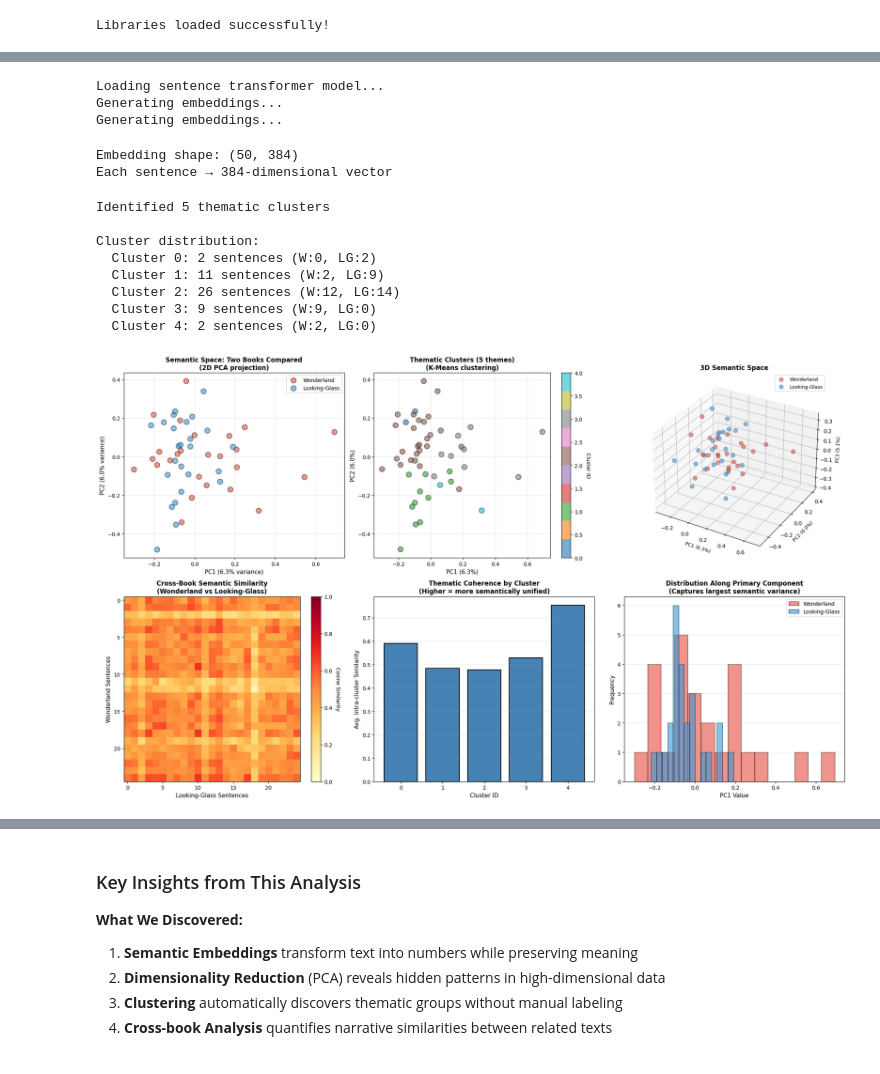
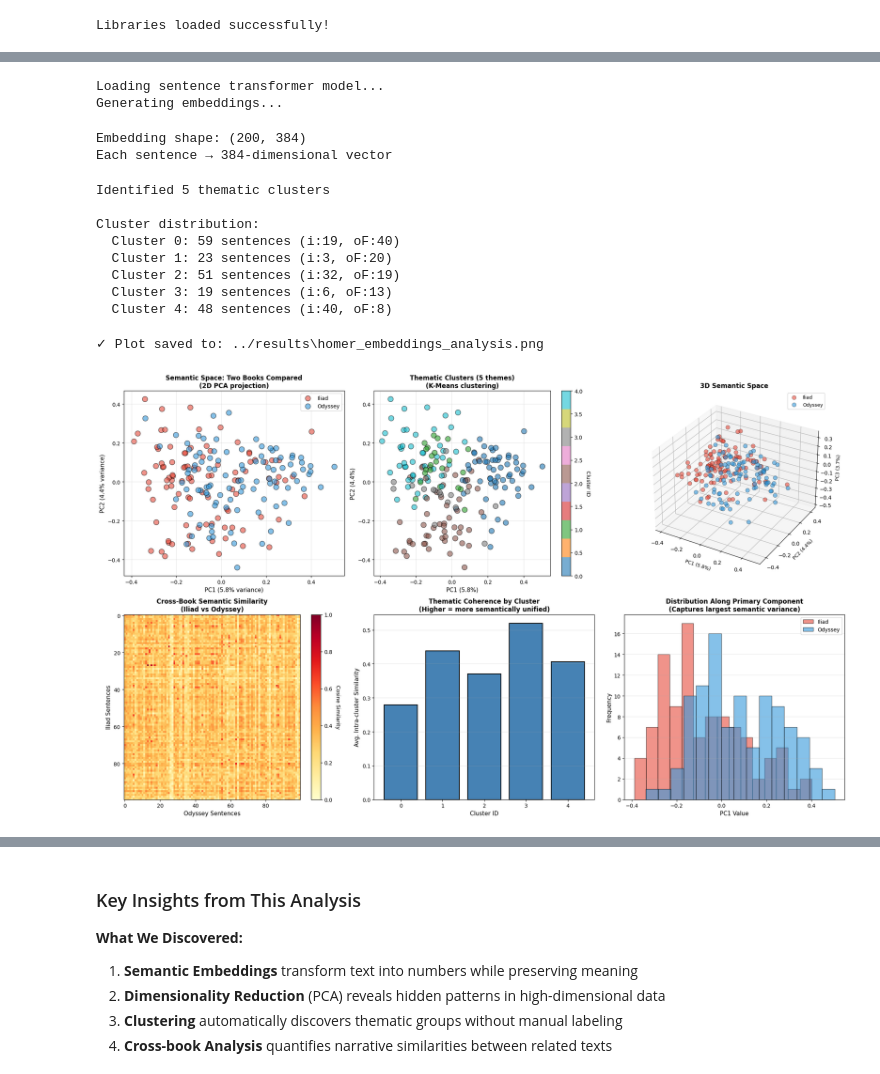
Before and after one commit to luccamoura101/applied-NLP-week3, a Jupyter notebook: notebooks/3_2_AppliedNLP_Session3_Sentence_Embeddings_Advanced.ipynb, the cells around one changed output, grey strips where cells are left out. Saved outputs shown, nothing was run; the diff lists cells and outputs as text; code cells hidden in the pictures.

```diff
--- a/notebooks/3_2_AppliedNLP_Session3_Sentence_Embeddings_Advanced.ipynb
+++ b/notebooks/3_2_AppliedNLP_Session3_Sentence_Embeddings_Advanced.ipynb
@@ -102,9 +102,9 @@ def load_book(filepath):
     return text
 
 # Load both books
-wonderland_text = load_book('../data/Wonderland.txt')
-looking_glass_text = load_book('../data/Looking-Glass.txt')
+iliad_text = load_book('../data/Homer_Iliad_book.txt')
+odyssey_text = load_book('../data/Homer_Odyssey_book.txt')
 
-print(f"Alice's Adventures in Wonderland: {len(wonderland_text):,} characters")
-print(f"Through the Looking-Glass: {len(looking_glass_text):,} characters")
+print(f"Homer Iliad: {len(iliad_text):,} characters")
+print(f"Homer Odyssey: {len(odyssey_text):,} characters")
 # %% [output]
@@ -227,8 +227,8 @@ print("Loading sentence transformer model...")
 model = SentenceTransformer('all-MiniLM-L6-v2')
 
 # Combine sentences and track their sources
-all_sentences = wonderland_sentences + looking_glass_sentences
-book_labels = ['Wonderland'] * len(wonderland_sentences) + ['Looking-Glass'] * len(looking_glass_sentences)
+all_sentences = iliad_sentences + odyssey_sentences
+book_labels = ['Iliad'] * len(iliad_sentences) + ['Odyssey'] * len(odyssey_sentences)
 
 # Generate embeddings
 print("Generating embeddings...")
@@ -239,8 +239,7 @@ print(f"Each sentence → {embeddings.shape[1]}-dimensional vector")
 # %% [output]
 Loading sentence transformer model...
 Generating embeddings...
-Generating embeddings...
-Embedding shape: (50, 384)
+Embedding shape: (200, 384)
 Each sentence → 384-dimensional vector
 # %%
 # Perform clustering to identify themes
@@ -252,24 +251,24 @@ print(f"Identified {n_clusters} thematic clusters")
 print("\nCluster distribution:")
 for i in range(n_clusters):
     count = sum(clusters == i)
-    wonderland_count = sum((clusters == i) & (np.array(book_labels) == 'Wonderland'))
-    looking_glass_count = sum((clusters == i) & (np.array(book_labels) == 'Looking-Glass'))
-    print(f"  Cluster {i}: {count} sentences (W:{wonderland_count}, LG:{looking_glass_count})")
+    iliad_count = sum((clusters == i) & (np.array(book_labels) == 'Iliad'))
+    odyssey_count = sum((clusters == i) & (np.array(book_labels) == 'Odyssey'))
+    print(f"  Cluster {i}: {count} sentences (i:{iliad_count}, oF:{odyssey_count})")
 # %% [output]
 Identified 5 thematic clusters
 
 Cluster distribution:
-  Cluster 0: 2 sentences (W:0, LG:2)
-  Cluster 1: 11 sentences (W:2, LG:9)
-  Cluster 2: 26 sentences (W:12, LG:14)
-  Cluster 3: 9 sentences (W:9, LG:0)
-  Cluster 4: 2 sentences (W:2, LG:0)
+  Cluster 0: 59 sentences (i:19, oF:40)
+  Cluster 1: 23 sentences (i:3, oF:20)
+  Cluster 2: 51 sentences (i:32, oF:19)
+  Cluster 3: 19 sentences (i:6, oF:13)
+  Cluster 4: 48 sentences (i:40, oF:8)
 # %%
 # Create comprehensive visualization
 fig = plt.figure(figsize=(20, 12))
 
 # Define colors for the two books
-colors_dict = {'Wonderland': '#e74c3c', 'Looking-Glass': '#3498db'}
+colors_dict = {'Iliad': '#e74c3c', 'Odyssey': '#3498db'}
 colors = [colors_dict[label] for label in book_labels]
 
 # --- Plot 1: 2D PCA with book distinction ---
@@ -277,7 +276,7 @@ ax1 = plt.subplot(2, 3, 1)
 pca_2d = PCA(n_components=2)
 points_2d = pca_2d.fit_transform(embeddings)
 
-for book in ['Wonderland', 'Looking-Glass']:
+for book in ['Iliad', 'Odyssey']:
     mask = np.array(book_labels) == book
     ax1.scatter(points_2d[mask, 0], points_2d[mask, 1],
                c=colors_dict[book], label=book, alpha=0.6, s=100, edgecolors='black', linewidth=1)
@@ -305,7 +304,7 @@ ax3 = plt.subplot(2, 3, 3, projection='3d')
 pca_3d = PCA(n_components=3)
 points_3d = pca_3d.fit_transform(embeddings)
 
-for book in ['Wonderland', 'Looking-Glass']:
+for book in ['Iliad', 'Odyssey']:
     mask = np.array(book_labels) == book
     ax3.scatter(points_3d[mask, 0], points_3d[mask, 1], points_3d[mask, 2],
                c=colors_dict[book], label=book, alpha=0.6, s=60, edgecolors='black', linewidth=0.5)
@@ -319,17 +318,17 @@ ax3.legend(loc='best', fontsize=9)
 # --- Plot 4: Cross-book similarity matrix ---
 ax4 = plt.subplot(2, 3, 4)
 
-# Compute similarity between Wonderland and Looking-Glass
-wonderland_embeddings = embeddings[:len(wonderland_sentences)]
-looking_glass_embeddings = embeddings[len(wonderland_sentences):]
-cross_similarity = util.cos_sim(wonderland_embeddings, looking_glass_embeddings).numpy()
+# Compute similarity between Iliad and Odyssey
+iliad_embeddings = embeddings[:len(iliad_sentences)]
+odyssey_embeddings = embeddings[len(iliad_sentences):]
+cross_similarity = util.cos_sim(iliad_embeddings, odyssey_embeddings).numpy()
 
 im = ax4.imshow(cross_similarity, cmap='YlOrRd', aspect='auto', vmin=0, vmax=1)
 cbar = plt.colorbar(im, ax=ax4)
 cbar.set_label('Cosine Similarity', rotation=270, labelpad=15, fontsize=10)
-ax4.set_xlabel('Looking-Glass Sentences', fontsize=11)
-ax4.set_ylabel('Wonderland Sentences', fontsize=11)
-ax4.set_title('Cross-Book Semantic Similarity\n(Wonderland vs Looking-Glass)',
+ax4.set_xlabel('Odyssey Sentences', fontsize=11)
+ax4.set_ylabel('Iliad Sentences', fontsize=11)
+ax4.set_title('Cross-Book Semantic Similarity\n(Iliad vs Odyssey)',
              fontsize=12, fontweight='bold')
 
 # --- Plot 5: Average similarity per cluster ---
@@ -342,38 +341,48 @@ for i in range(n_clusters):
         cluster_emb = embeddings[cluster_mask]
         sim_matrix = util.cos_sim(cluster_emb, cluster_emb).numpy()
         # Average similarity (excluding diagonal)
         avg_sim = (sim_matrix.sum() - sim_matrix.trace()) / (sim_matrix.size - len(cluster_emb))
         cluster_similarities.append(avg_sim)
     else:
         cluster_similarities.append(0)
 
 bars = ax5.bar(range(n_clusters), cluster_similarities, color='steelblue', edgecolor='black', linewidth=1.5)
 ax5.set_xlabel('Cluster ID', fontsize=11)
 ax5.set_ylabel('Avg. Intra-cluster Similarity', fontsize=11)
 ax5.set_title('Thematic Coherence by Cluster\n(Higher = more semantically unified)',
              fontsize=12, fontweight='bold')
 ax5.set_xticks(range(n_clusters))
 ax5.grid(True, alpha=0.3, axis='y')
 
 # --- Plot 6: Distribution histogram ---
 ax6 = plt.subplot(2, 3, 6)
 
-wonderland_pc1 = points_2d[:len(wonderland_sentences), 0]
-looking_glass_pc1 = points_2d[len(wonderland_sentences):, 0]
+iliad_pc1 = points_2d[:len(iliad_sentences), 0]
+odyssey_pc1 = points_2d[len(iliad_sentences):, 0]
 
-ax6.hist(wonderland_pc1, bins=15, alpha=0.6, color='#e74c3c', label='Wonderland', edgecolor='black')
-ax6.hist(looking_glass_pc1, bins=15, alpha=0.6, color='#3498db', label='Looking-Glass', edgecolor='black')
+ax6.hist(iliad_pc1, bins=15, alpha=0.6, color='#e74c3c', label='Iliad', edgecolor='black')
+ax6.hist(odyssey_pc1, bins=15, alpha=0.6, color='#3498db', label='Odyssey', edgecolor='black')
 ax6.set_xlabel('PC1 Value', fontsize=11)
 ax6.set_ylabel('Frequency', fontsize=11)
 ax6.set_title('Distribution Along Primary Component\n(Captures largest semantic variance)',
              fontsize=12, fontweight='bold')
 ax6.legend(loc='best')
 ax6.grid(True, alpha=0.3, axis='y')
 
 plt.tight_layout()
+
+# Save the figure to results folder
+import os
+results_dir = '../results'
+os.makedirs(results_dir, exist_ok=True)
+output_path = os.path.join(results_dir, 'homer_embeddings_analysis.png')
+plt.savefig(output_path, dpi=300, bbox_inches='tight')
+print(f"✓ Plot saved to: {output_path}")
+
 plt.show()
 # %% [output]
+✓ Plot saved to: ../results\homer_embeddings_analysis.png
-[figure, old version]
+[figure, new version]
 # %% [markdown]
 ### Interpreting the Visualizations
 
```
Also changed, not shown: parts of 7 cells of this notebook, 2 other files.
